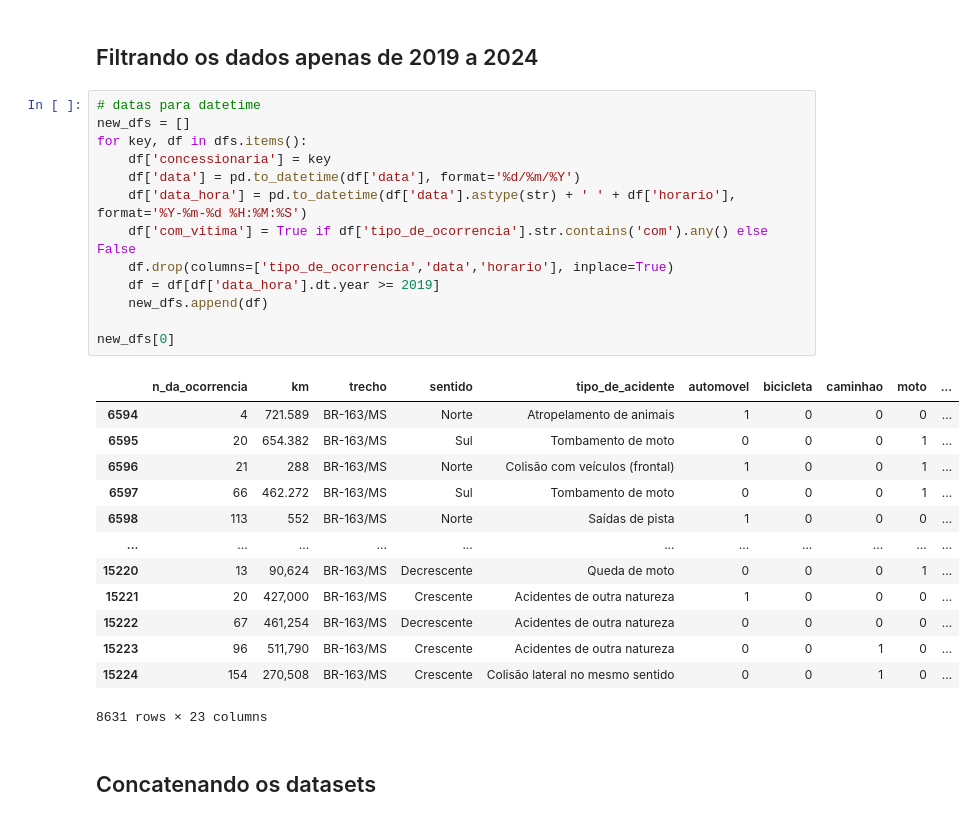
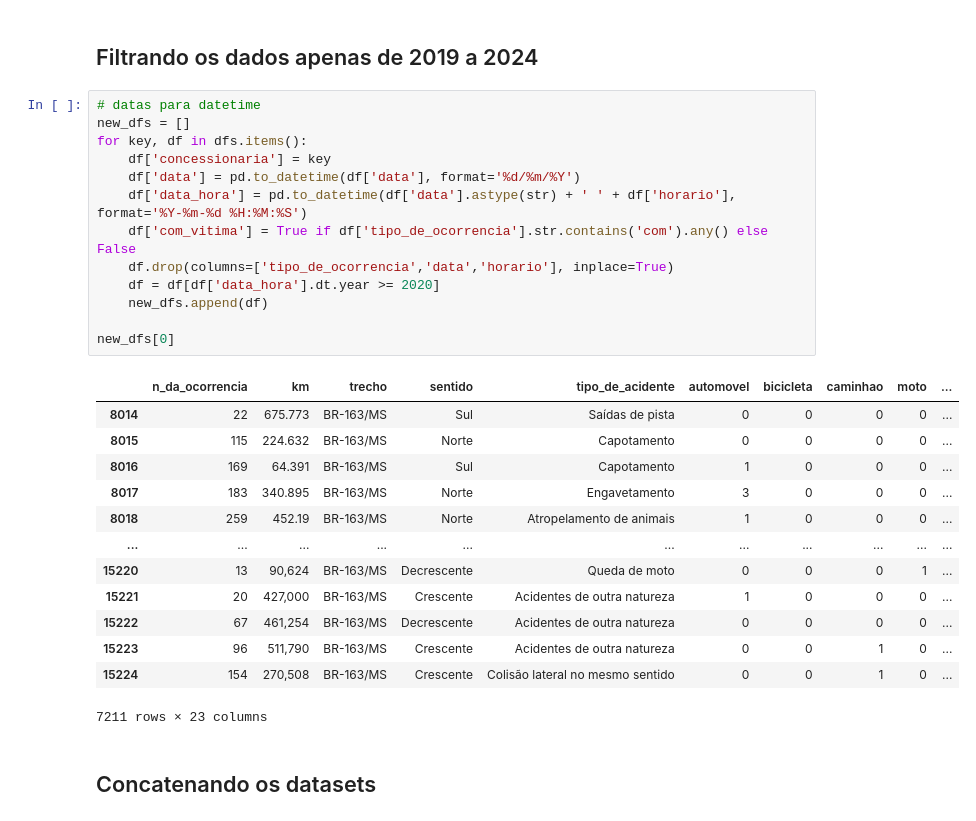
Before and after one commit to GuiBatalhoti/Dados_ANTT, a Jupyter notebook: acidentes.ipynb, the cells around one changed output. Saved outputs shown, nothing was run; the diff lists cells and outputs as text.

```diff
--- a/acidentes.ipynb
+++ b/acidentes.ipynb
@@ -53,30 +54,30 @@ dfs
 # %%
 # datas para datetime
 new_dfs = []
 for key, df in dfs.items():
     df['concessionaria'] = key
     df['data'] = pd.to_datetime(df['data'], format='%d/%m/%Y')
     df['data_hora'] = pd.to_datetime(df['data'].astype(str) + ' ' + df['horario'], format='%Y-%m-%d %H:%M:%S')
     df['com_vitima'] = True if df['tipo_de_ocorrencia'].str.contains('com').any() else False
     df.drop(columns=['tipo_de_ocorrencia','data','horario'], inplace=True)
-    df = df[df['data_hora'].dt.year >= 2019]
+    df = df[df['data_hora'].dt.year >= 2020]
     new_dfs.append(df)
 
 new_dfs[0]
 # %% [output]
 |  | n_da_ocorrencia | km | trecho | sentido | tipo_de_acidente | automovel | bicicleta | caminhao | moto | ... |
-| 6594 | 4 | 721.589 | BR-163/MS | Norte | Atropelamento de animais | 1 | 0 | 0 | 0 | ... |
-| 6595 | 20 | 654.382 | BR-163/MS | Sul | Tombamento de moto | 0 | 0 | 0 | 1 | ... |
-| 6596 | 21 | 288 | BR-163/MS | Norte | Colisão com veículos (frontal) | 1 | 0 | 0 | 1 | ... |
-| 6597 | 66 | 462.272 | BR-163/MS | Sul | Tombamento de moto | 0 | 0 | 0 | 1 | ... |
-| 6598 | 113 | 552 | BR-163/MS | Norte | Saídas de pista | 1 | 0 | 0 | 0 | ... |
+| 8014 | 22 | 675.773 | BR-163/MS | Sul | Saídas de pista | 0 | 0 | 0 | 0 | ... |
+| 8015 | 115 | 224.632 | BR-163/MS | Norte | Capotamento | 0 | 0 | 0 | 0 | ... |
+| 8016 | 169 | 64.391 | BR-163/MS | Sul | Capotamento | 1 | 0 | 0 | 0 | ... |
+| 8017 | 183 | 340.895 | BR-163/MS | Norte | Engavetamento | 3 | 0 | 0 | 0 | ... |
+| 8018 | 259 | 452.19 | BR-163/MS | Norte | Atropelamento de animais | 1 | 0 | 0 | 0 | ... |
 | ... | ... | ... | ... | ... | ... | ... | ... | ... | ... | ... |
 | 15220 | 13 | 90,624 | BR-163/MS | Decrescente | Queda de moto | 0 | 0 | 0 | 1 | ... |
 | 15221 | 20 | 427,000 | BR-163/MS | Crescente | Acidentes de outra natureza | 1 | 0 | 0 | 0 | ... |
 | 15222 | 67 | 461,254 | BR-163/MS | Decrescente | Acidentes de outra natureza | 0 | 0 | 0 | 0 | ... |
 | 15223 | 96 | 511,790 | BR-163/MS | Crescente | Acidentes de outra natureza | 0 | 0 | 1 | 0 | ... |
 | 15224 | 154 | 270,508 | BR-163/MS | Crescente | Colisão lateral no mesmo sentido | 0 | 0 | 1 | 0 | ... |
-8631 rows × 23 columns
+7211 rows × 23 columns
 # %% [markdown]
 ## Concatenando os datasets
 # %%
```
Also changed, not shown: parts of 17 cells of this notebook, 1 other file.
